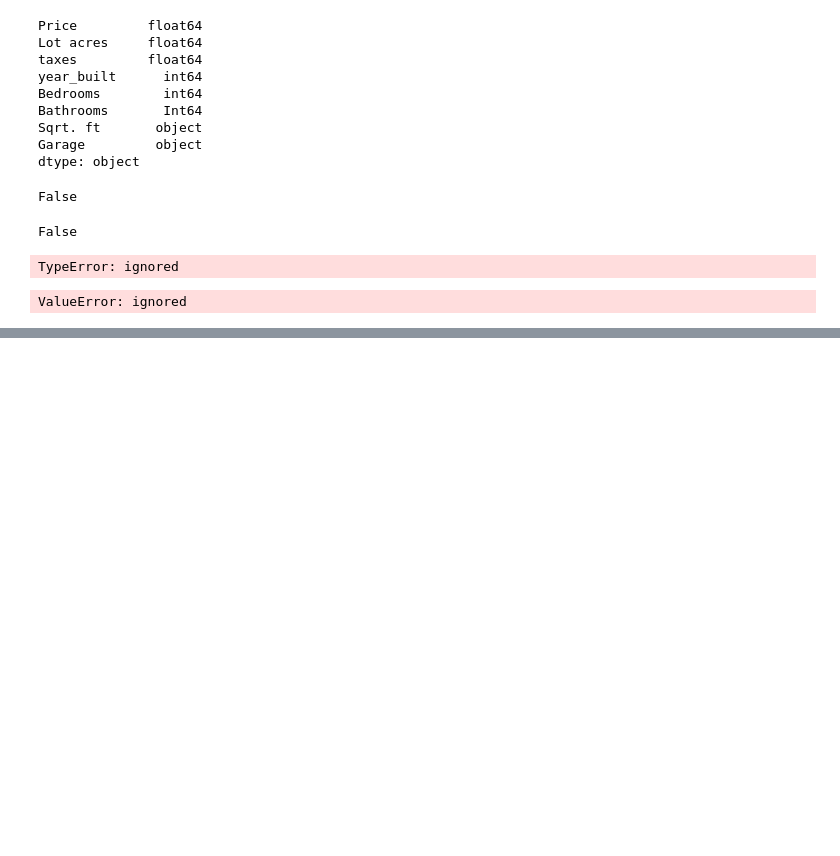
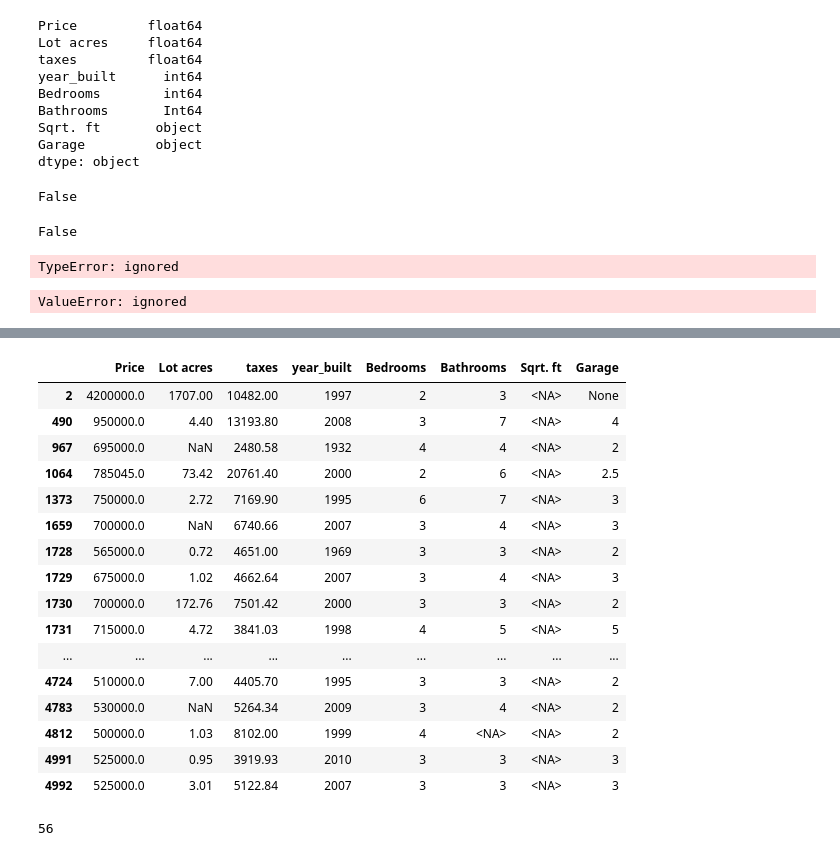
Before and after one commit to Jiji-96/Data-Cleaning-and-EDA, a Jupyter notebook: google_drive_data.ipynb, the cells around one changed output, grey strips where cells are left out. Saved outputs shown, nothing was run; the diff lists cells and outputs as text; code cells hidden in the pictures; blank space fills up the shorter version.

```diff
--- a/google_drive_data.ipynb
+++ b/google_drive_data.ipynb
@@ -387,0 +405,24 @@ ValueError: ignored
+# %%
+df2.loc[df2['Sqrt. ft'].isnull()]
+# %% [output]
+|  | Price | Lot acres | taxes | year_built | Bedrooms | Bathrooms | Sqrt. ft | Garage |
+| 2 | 4200000.0 | 1707.00 | 10482.00 | 1997 | 2 | 3 | <NA> | None |
+| 490 | 950000.0 | 4.40 | 13193.80 | 2008 | 3 | 7 | <NA> | 4 |
+| 967 | 695000.0 | NaN | 2480.58 | 1932 | 4 | 4 | <NA> | 2 |
+| 1064 | 785045.0 | 73.42 | 20761.40 | 2000 | 2 | 6 | <NA> | 2.5 |
+| 1373 | 750000.0 | 2.72 | 7169.90 | 1995 | 6 | 7 | <NA> | 3 |
+| 1659 | 700000.0 | NaN | 6740.66 | 2007 | 3 | 4 | <NA> | 3 |
+| 1728 | 565000.0 | 0.72 | 4651.00 | 1969 | 3 | 3 | <NA> | 2 |
+| 1729 | 675000.0 | 1.02 | 4662.64 | 2007 | 3 | 4 | <NA> | 3 |
+| 1730 | 700000.0 | 172.76 | 7501.42 | 2000 | 3 | 3 | <NA> | 2 |
+| 1731 | 715000.0 | 4.72 | 3841.03 | 1998 | 4 | 5 | <NA> | 5 |
+| ... | ... | ... | ... | ... | ... | ... | ... | ... |
+| 4724 | 510000.0 | 7.00 | 4405.70 | 1995 | 3 | 3 | <NA> | 2 |
+| 4783 | 530000.0 | NaN | 5264.34 | 2009 | 3 | 4 | <NA> | 2 |
+| 4812 | 500000.0 | 1.03 | 8102.00 | 1999 | 4 | <NA> | <NA> | 2 |
+| 4991 | 525000.0 | 0.95 | 3919.93 | 2010 | 3 | 3 | <NA> | 3 |
+| 4992 | 525000.0 | 3.01 | 5122.84 | 2007 | 3 | 3 | <NA> | 3 |
+# %%
+df2['Sqrt. ft'].isnull().values.sum()
+# %% [output]
+56
```
Also changed, not shown: parts of 15 cells of this notebook.
